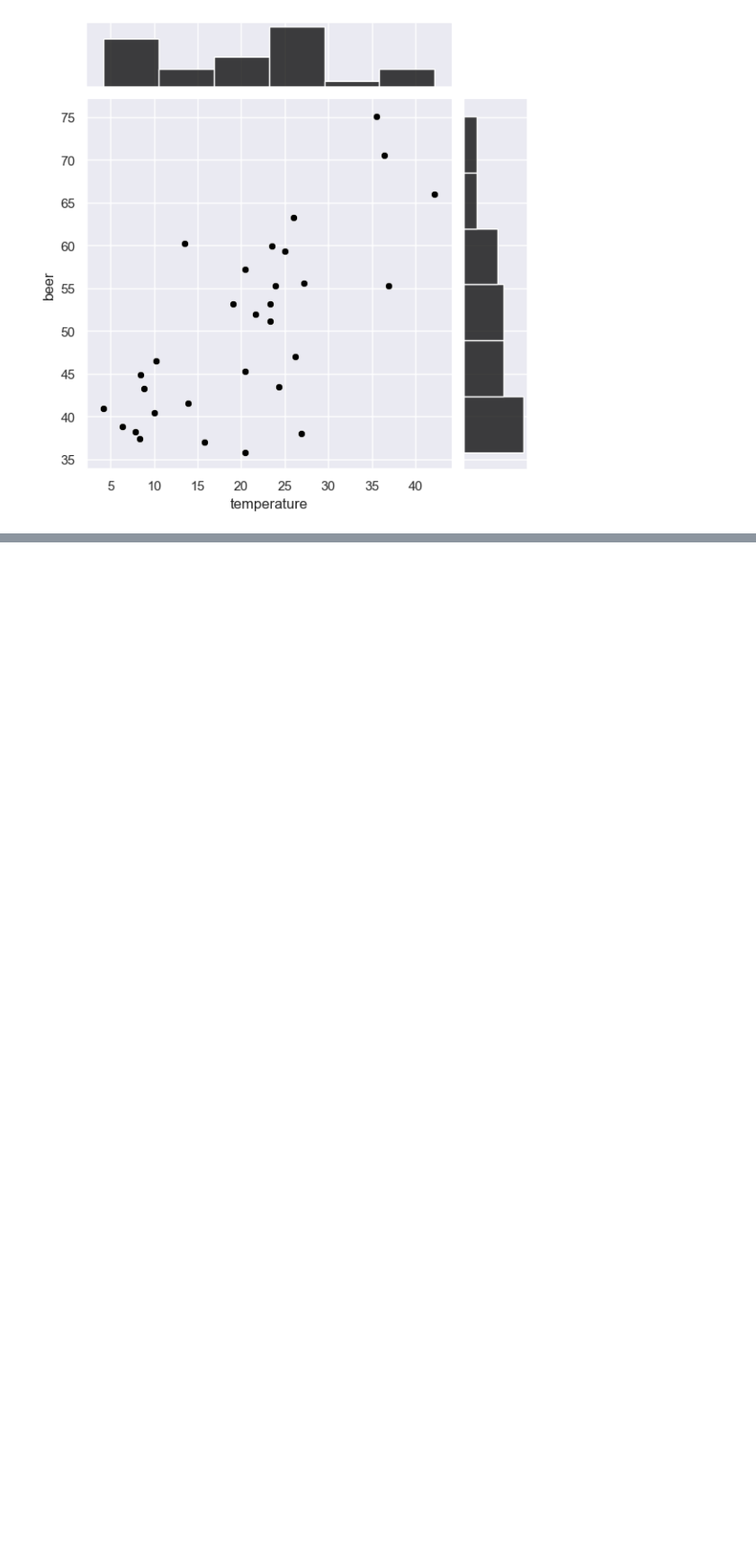
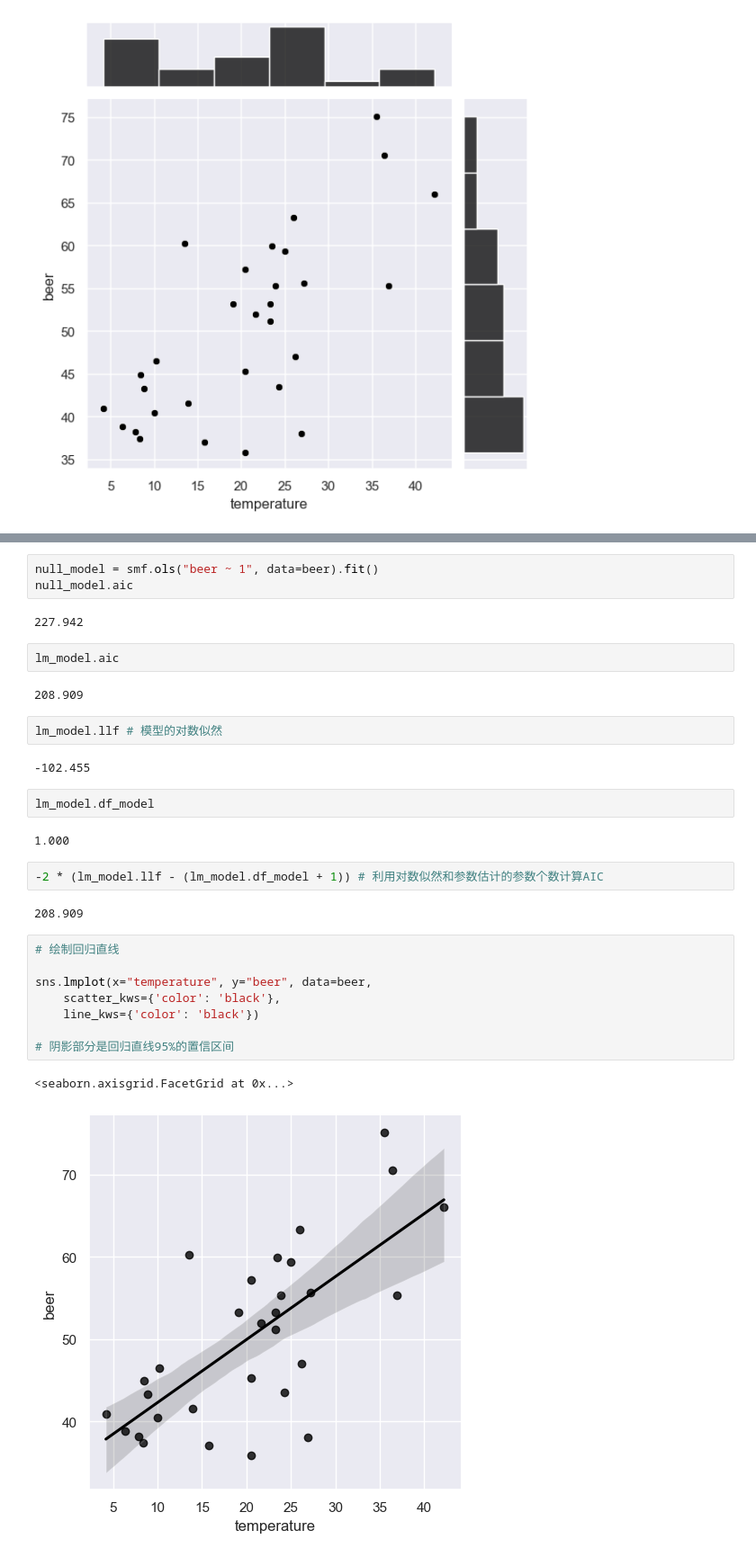
Before and after one commit to richard-ma/weekendProject, a Jupyter notebook: 202405-1statisticsPython/5-1一元回归.ipynb, the cells around one changed output, grey strips where cells are left out. Shown: that part at 90% size. Saved outputs shown, nothing was run; the diff lists cells and outputs as text; blank space fills up the shorter version.

```diff
--- a/202405-1statisticsPython/5-1一元回归.ipynb
+++ b/202405-1statisticsPython/5-1一元回归.ipynb
@@ -55,0 +58,32 @@ Notes:
+# %%
+null_model = smf.ols("beer ~ 1", data=beer).fit()
+null_model.aic
+# %% [output]
+227.942
+# %%
+lm_model.aic
+# %% [output]
+208.909
+# %%
+lm_model.llf # 模型的对数似然
+# %% [output]
+-102.455
+# %%
+lm_model.df_model
+# %% [output]
+1.000
+# %%
+-2 * (lm_model.llf - (lm_model.df_model + 1)) # 利用对数似然和参数估计的参数个数计算AIC
+# %% [output]
+208.909
+# %%
+# 绘制回归直线
+
+sns.lmplot(x="temperature", y="beer", data=beer,
+    scatter_kws={'color': 'black'},
+    line_kws={'color': 'black'})
+
+# 阴影部分是回归直线95%的置信区间
+# %% [output]
+<seaborn.axisgrid.FacetGrid at 0x...>
+[figure, added]
```
Also changed, not shown: parts of 24 cells of this notebook.
